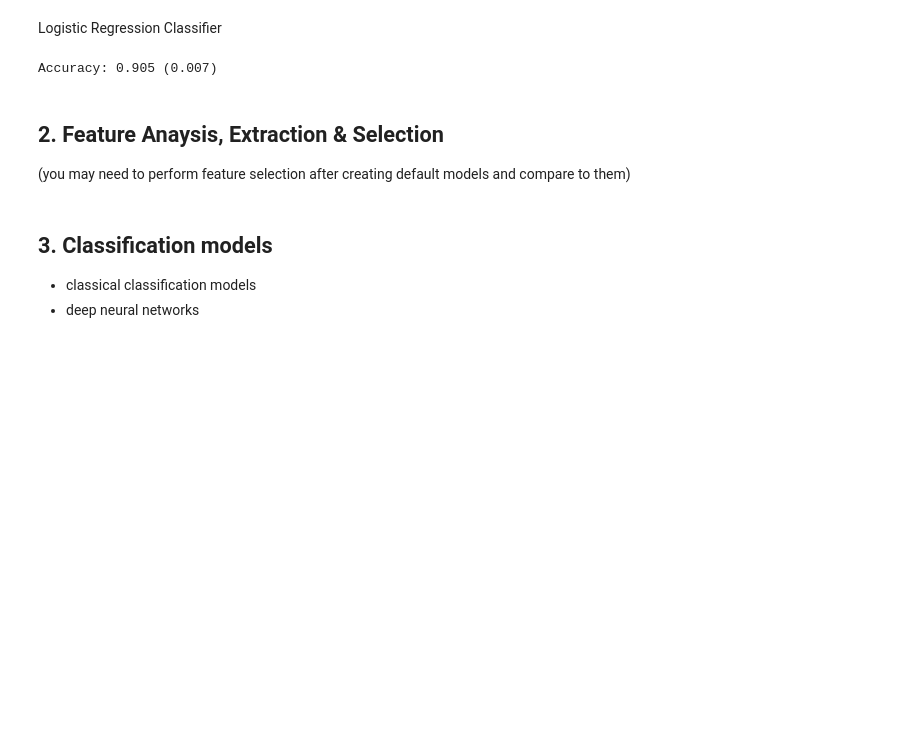
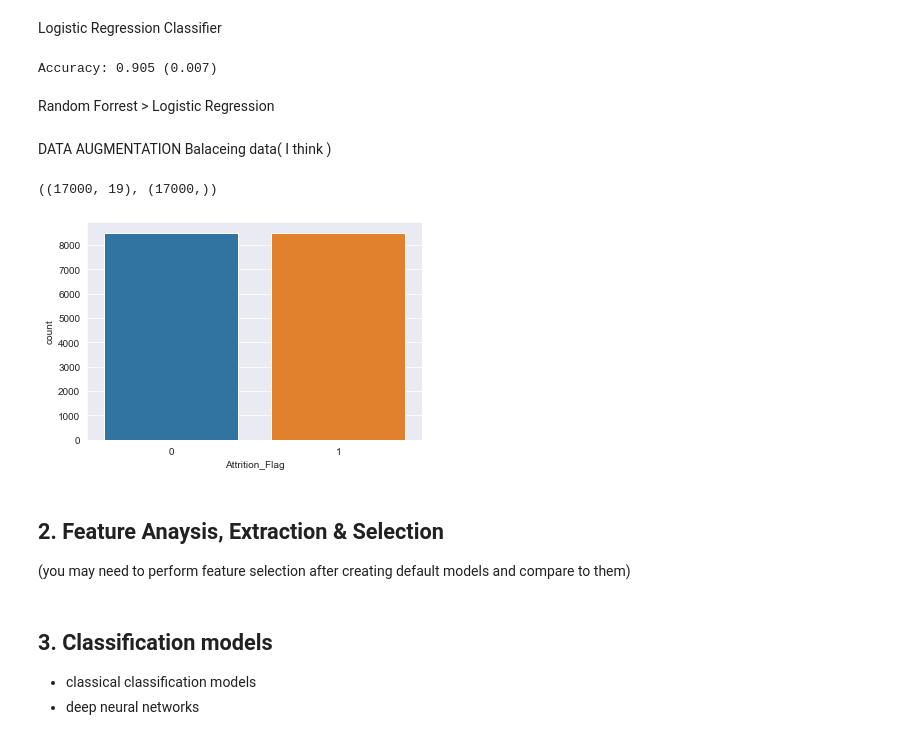
Before and after one commit to hiulian69/Bank_Churn_Prediction, a Jupyter notebook: Churn_Prediction_Julian.ipynb, the cells around one changed output. Saved outputs shown, nothing was run; the diff lists cells and outputs as text; code cells hidden in the pictures; blank space fills up the shorter version.

Commit message:
+ data augmentation , tried 3 diffrent ne but i suggest we remain at the basic one

```diff
--- a/Churn_Prediction_Julian.ipynb
+++ b/Churn_Prediction_Julian.ipynb
@@ -322,6 +320,46 @@ n_scores = cross_val_score(LogReg_clf, X, y, scoring='accuracy', cv=cv, n_jobs=-
 print('Accuracy: %.3f (%.3f)' % (mean(n_scores), std(n_scores)))
 # %% [output]
 Accuracy: 0.905 (0.007)
+# %% [markdown]
+Random Forrest > Logistic Regression
+# %% [markdown]
+ DATA AUGMENTATION Balaceing data( I think )
+# %%
+import math
+from imblearn.over_sampling import SMOTE
+from imblearn.over_sampling import BorderlineSMOTE
+from imblearn.over_sampling import ADASYN
+
+def smote(x, y):
+    # Synthetic Minority Over-samping Technique
+    #
+    # sampling_strategy: determines the portion of samples to
+    #                    generate with respect to the majority class
+    # k_neighbors : number of neighbors to be considered for each sample
+
+    # For this example, only 1% of minoirty samples are considered
+    k_neighbors = math.ceil(sum(y) * 0.01)
+
+    smote = SMOTE(sampling_strategy=1,
+                  k_neighbors=k_neighbors)
+    x, y = smote.fit_resample(x, y)
+
+    return x, y
+# %%
+X, y = preprocess_data(data, scale=False, one_hot=False)
+X, y = smote(X, y)
+X.shape , y.shape
+# %% [output]
+((17000, 19), (17000,))
+# %%
+import matplotlib.pyplot as plt
+import seaborn as sns
+
+#Check of the target has been balanced
+sns.countplot(y)
+plt.show()
+# %% [output]
+[figure, added]
 # %% [markdown]
 ## 2. Feature Anaysis, Extraction & Selection
 (you may need to perform feature selection after creating default models and compare to them)
```
Also changed, not shown: parts of 3 cells of this notebook.
